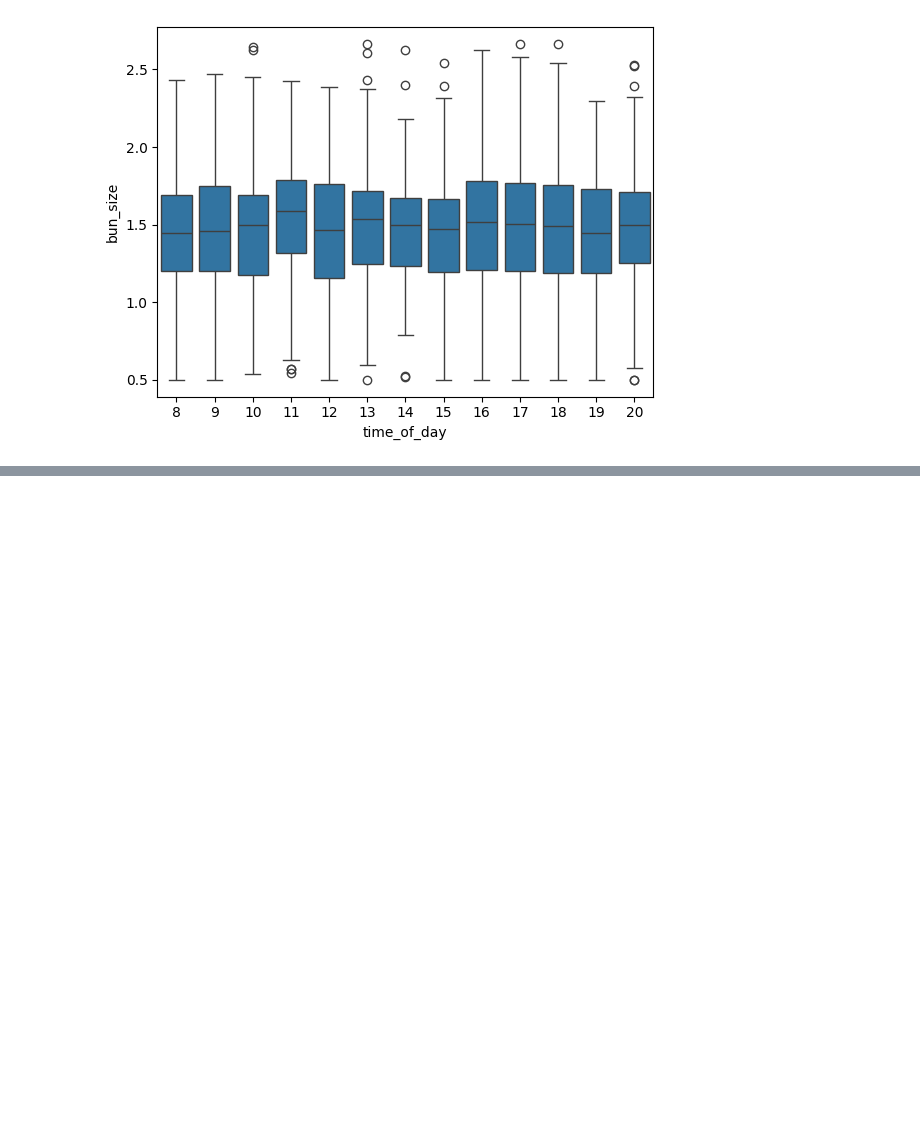
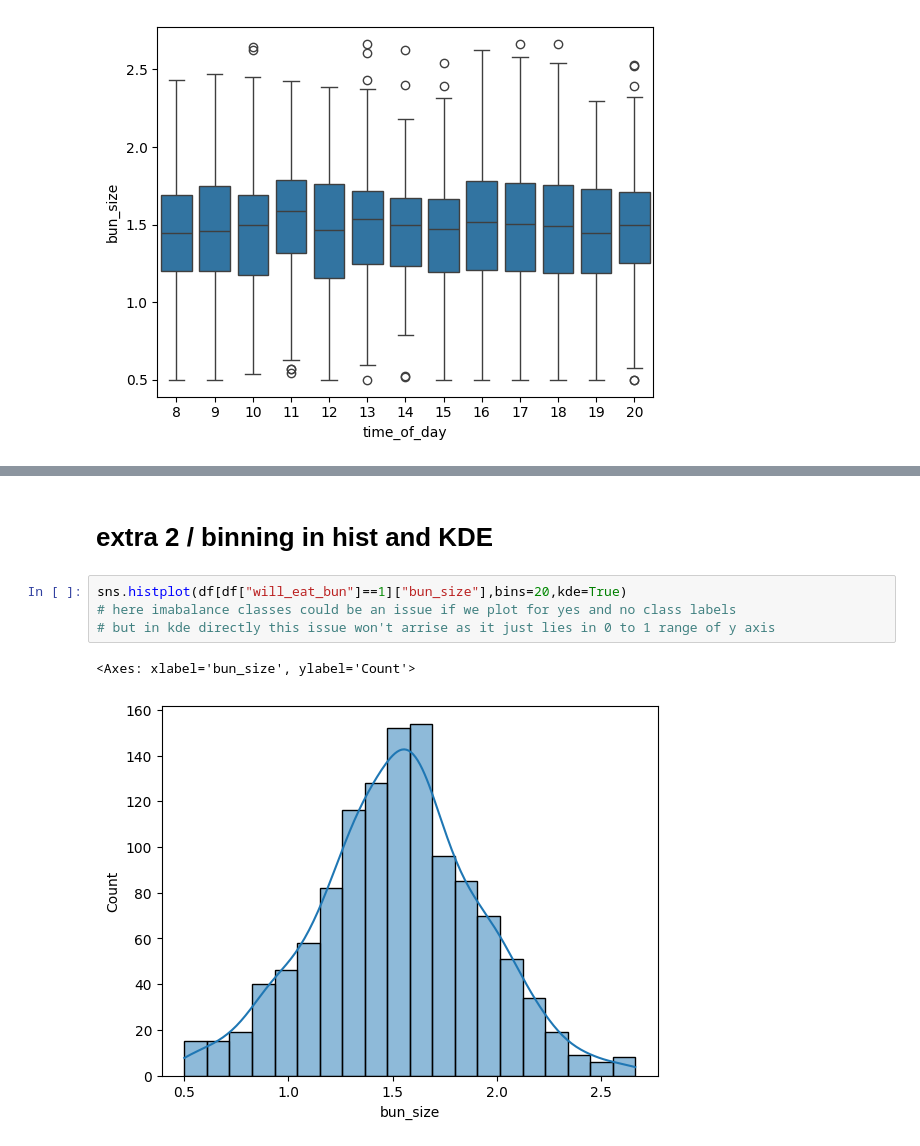
Before and after one commit to Ankitchawla3123/Advance-classification-Practical-, a Jupyter notebook: Assignment1/Dataset1.ipynb, the cells around one changed output, grey strips where cells are left out. Drawn from its saved outputs; the diff is of its cells as text; blank space fills up the shorter version.

```diff
--- a/Assignment1/Dataset1.ipynb
+++ b/Assignment1/Dataset1.ipynb
@@ -205,0 +303,9 @@ sns.boxplot(x=df['time_of_day'],y=df["bun_size"])
+# %% [markdown]
+# extra 2 / binning in hist and KDE
+# %%
+sns.histplot(df[df["will_eat_bun"]==1]["bun_size"],bins=20,kde=True)
+# here imabalance classes could be an issue if we plot for yes and no class labels
+# but in kde directly this issue won't arrise as it just lies in 0 to 1 range of y axis
+# %% [output]
+<Axes: xlabel='bun_size', ylabel='Count'>
+[figure, added]
```
Also changed, not shown: parts of 12 cells of this notebook.
